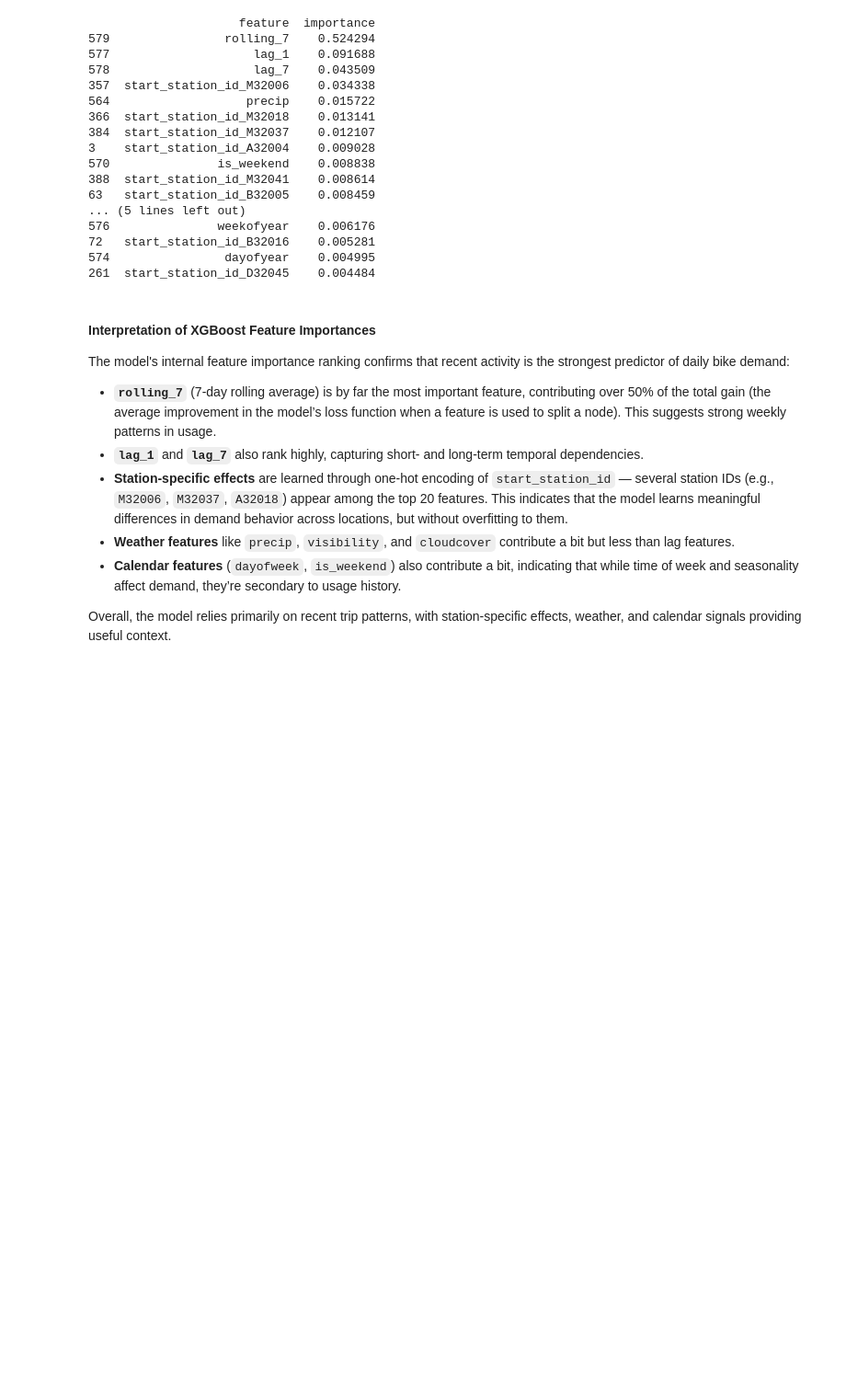
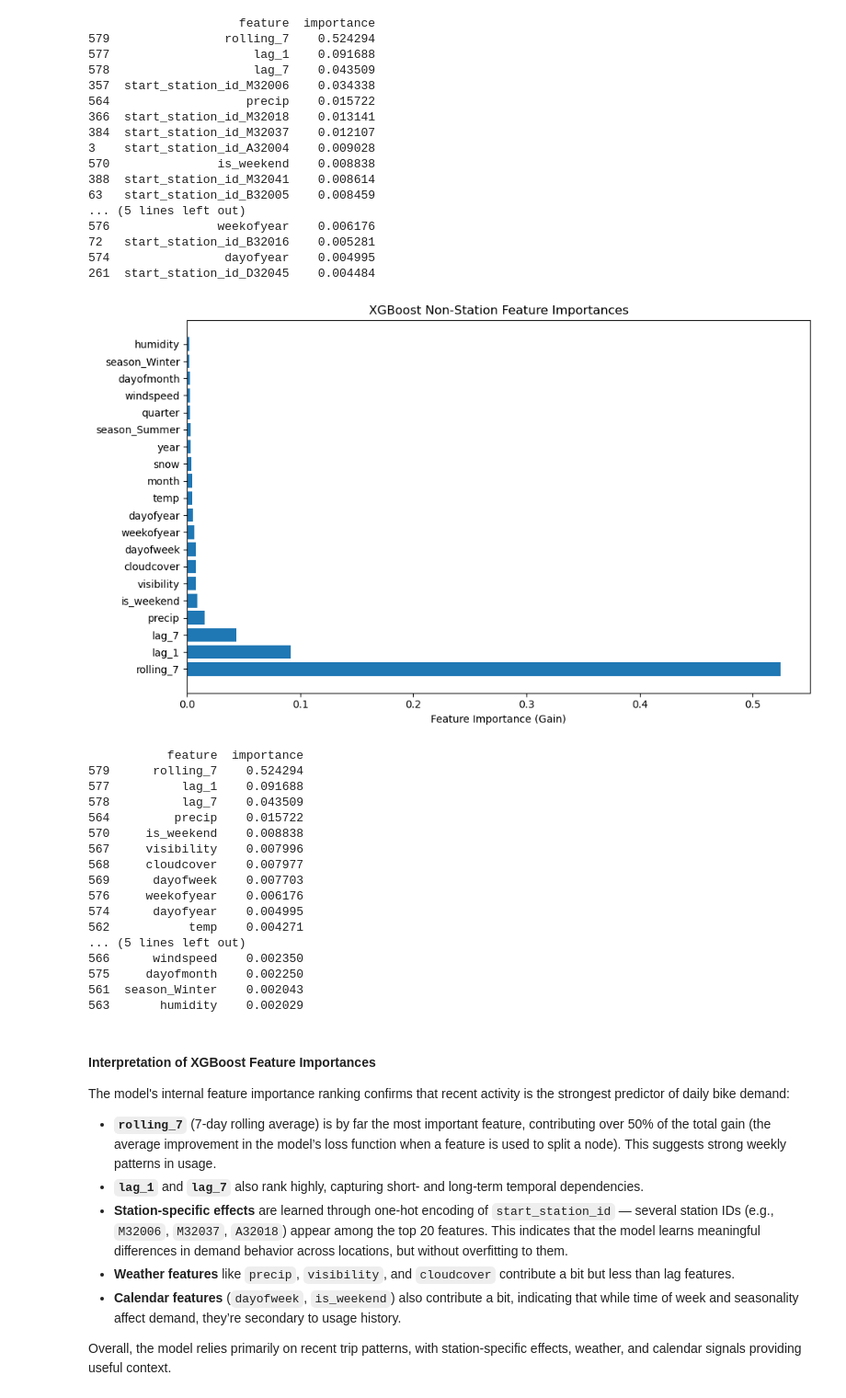
Before and after one commit to TurkiAlrasheed/pedalcast, a Jupyter notebook: modeling.ipynb, the cells around one changed output. Shown: that part at 92% size. Saved outputs shown, nothing was run; the diff lists cells and outputs as text; code cells hidden in the pictures; blank space fills up the shorter version.

```diff
--- a/modeling.ipynb
+++ b/modeling.ipynb
@@ -191,7 +191,11 @@ tscv = TimeSeriesSplit(n_splits=5)
 xgb_grid_search = GridSearchCV(
     xgb_pipeline,
     param_grid=param_grid,
-    scoring="neg_root_mean_squared_error",  # for RMSE
+    scoring = {
+    "rmse": "neg_root_mean_squared_error",
+    "r2": "r2"
+    },
+    refit="rmse",# use RMSE
     cv=tscv,
     verbose=2,
     n_jobs=-1
@@ -201,5 +205,9 @@ xgb_grid_search.fit(X_train, y_train)
 
 print(f"Best RMSE: {-xgb_grid_search.best_score_:.2f}")
 print("Best params:", xgb_grid_search.best_params_)
+# Get R² score for the best model
+best_index = xgb_grid_search.best_index_
+best_r2 = xgb_grid_search.cv_results_['mean_test_r2'][best_index]
+print(f"R²: {best_r2:.4f}")
 # %% [output]
 Fitting 5 folds for each of 12 candidates, totalling 60 fits
@@ -313,6 +404,37 @@ print(importance_df.head(20))
 72   start_station_id_B32016    0.005281
 574                dayofyear    0.004995
 261  start_station_id_D32045    0.004484
+# %%
+non_station_df = importance_df[~importance_df['feature'].str.startswith('start_station_id')]
+
+# View top non-station features
+
+plt.figure(figsize=(10, 6))
+plt.barh(non_station_df['feature'][:20], non_station_df['importance'][:20])
+plt.xlabel("Feature Importance (Gain)")
+plt.title("XGBoost Non-Station Feature Importances")
+plt.tight_layout()
+plt.show()
+print(non_station_df.head(20))
+# %% [output]
+[figure, added]
+           feature  importance
+579      rolling_7    0.524294
+577          lag_1    0.091688
+578          lag_7    0.043509
+564         precip    0.015722
+570     is_weekend    0.008838
+567     visibility    0.007996
+568     cloudcover    0.007977
+569      dayofweek    0.007703
+576     weekofyear    0.006176
+574      dayofyear    0.004995
+562           temp    0.004271
+... (5 lines left out)
+566      windspeed    0.002350
+575     dayofmonth    0.002250
+561  season_Winter    0.002043
+563       humidity    0.002029
 # %% [markdown]
 #### Interpretation of XGBoost Feature Importances
 
```
Also changed, not shown: parts of 11 cells of this notebook.
